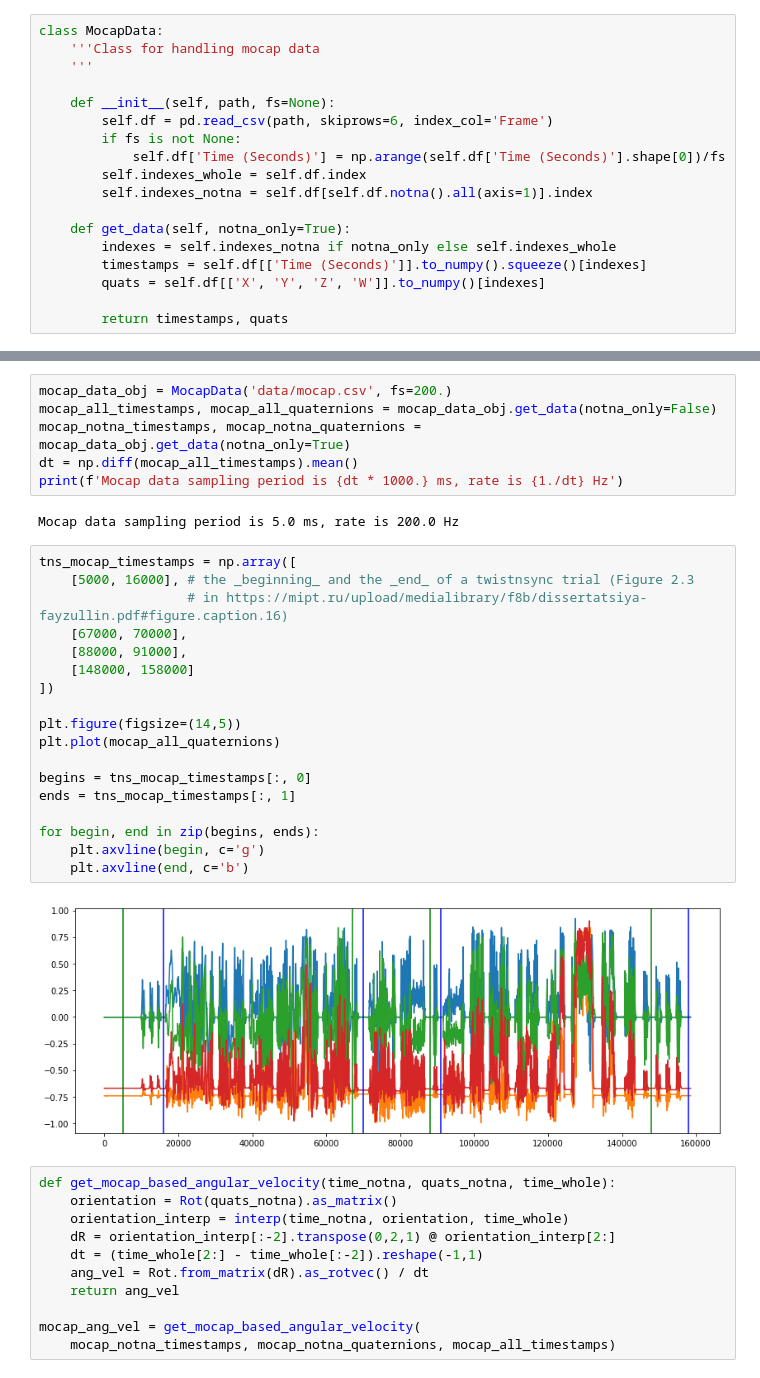
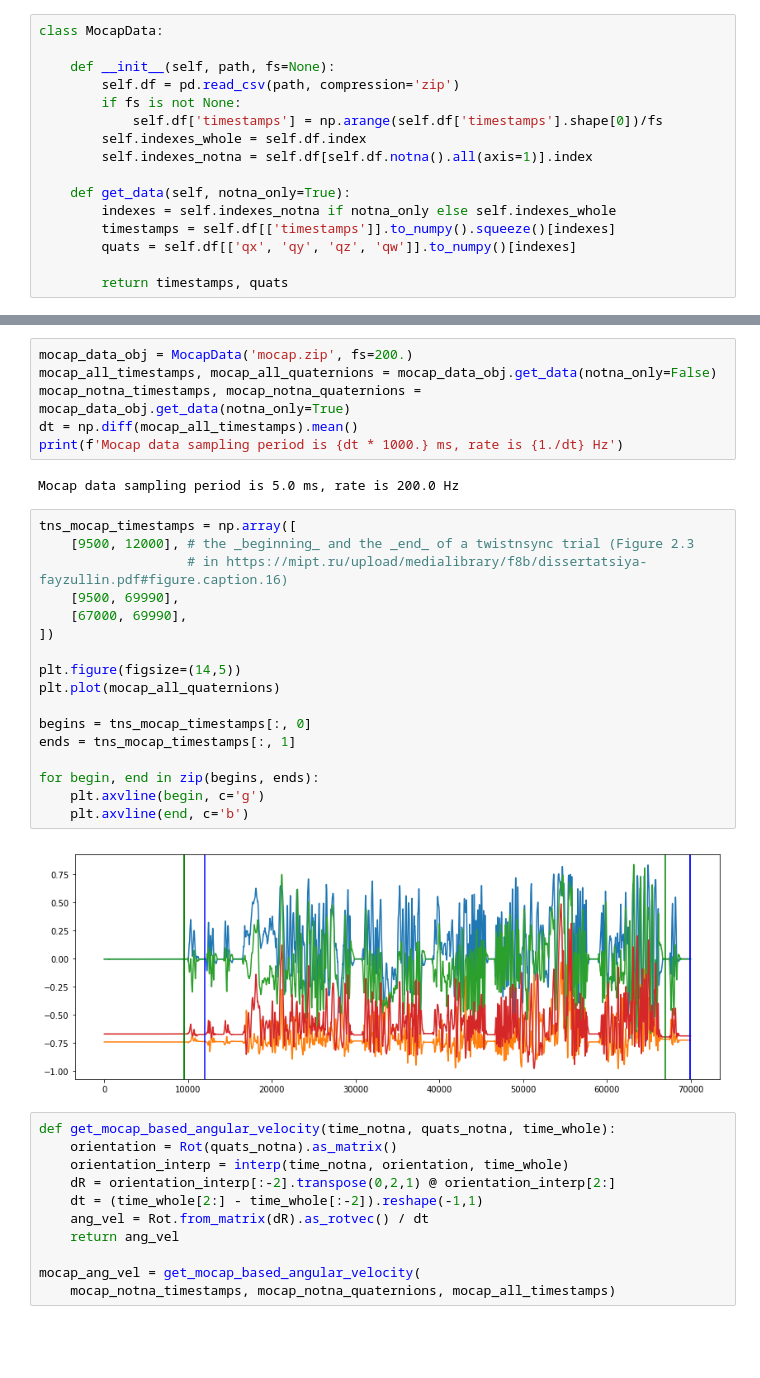
Before and after one commit to Marselka/mocap_imu_offset_obtaining_, a Jupyter notebook: mocap_imu_offset_otaining.ipynb, the cells around one changed output, grey strips where cells are left out. Drawn from its saved outputs; the diff is of its cells as text; blank space fills up the shorter version.

```diff
--- a/mocap_imu_offset_otaining.ipynb
+++ b/mocap_imu_offset_otaining.ipynb
@@ -30,20 +30,18 @@ d = np.array([-1.0, 0.0, 1.0])
 ### Mocap data handler class
 # %%
 class MocapData:
-    '''Class for handling mocap data
-    '''
 
     def __init__(self, path, fs=None):
-        self.df = pd.read_csv(path, skiprows=6, index_col='Frame')
+        self.df = pd.read_csv(path, compression='zip')
         if fs is not None:
-            self.df['Time (Seconds)'] = np.arange(self.df['Time (Seconds)'].shape[0])/fs
+            self.df['timestamps'] = np.arange(self.df['timestamps'].shape[0])/fs
         self.indexes_whole = self.df.index
         self.indexes_notna = self.df[self.df.notna().all(axis=1)].index
 
     def get_data(self, notna_only=True):
         indexes = self.indexes_notna if notna_only else self.indexes_whole
-        timestamps = self.df[['Time (Seconds)']].to_numpy().squeeze()[indexes]
-        quats = self.df[['X', 'Y', 'Z', 'W']].to_numpy()[indexes]
+        timestamps = self.df[['timestamps']].to_numpy().squeeze()[indexes]
+        quats = self.df[['qx', 'qy', 'qz', 'qw']].to_numpy()[indexes]
 
         return timestamps, quats
 # %% [markdown]
@@ -97,5 +93,5 @@ plt.ylabel(r'$\omega$, rad$^{-1}$');
 # %%
-mocap_data_obj = MocapData('data/mocap.csv', fs=200.)
+mocap_data_obj = MocapData('mocap.zip', fs=200.)
 mocap_all_timestamps, mocap_all_quaternions = mocap_data_obj.get_data(notna_only=False)
 mocap_notna_timestamps, mocap_notna_quaternions = mocap_data_obj.get_data(notna_only=True)
 dt = np.diff(mocap_all_timestamps).mean()
@@ -104,24 +100,23 @@ print(f'Mocap data sampling period is {dt * 1000.} ms, rate is {1./dt} Hz')
 Mocap data sampling period is 5.0 ms, rate is 200.0 Hz
 # %%
 tns_mocap_timestamps = np.array([
-    [5000, 16000], # the _beginning_ and the _end_ of a twistnsync trial (Figure 2.3
+    [9500, 12000], # the _beginning_ and the _end_ of a twistnsync trial (Figure 2.3
                    # in https://mipt.ru/upload/medialibrary/f8b/dissertatsiya-fayzullin.pdf#figure.caption.16)
-    [67000, 70000],
-    [88000, 91000],
-    [148000, 158000]
+    [9500, 69990],
+    [67000, 69990],
 ])
 
 plt.figure(figsize=(14,5))
 plt.plot(mocap_all_quaternions)
 
 begins = tns_mocap_timestamps[:, 0]
 ends = tns_mocap_timestamps[:, 1]
 
 for begin, end in zip(begins, ends):
     plt.axvline(begin, c='g')
     plt.axvline(end, c='b')
 # %% [output]
-[figure, old version]
+[figure, new version]
 # %%
 def get_mocap_based_angular_velocity(time_notna, quats_notna, time_whole):
     orientation = Rot(quats_notna).as_matrix()
```
Also changed, not shown: parts of 13 cells of this notebook, 2 other files.
